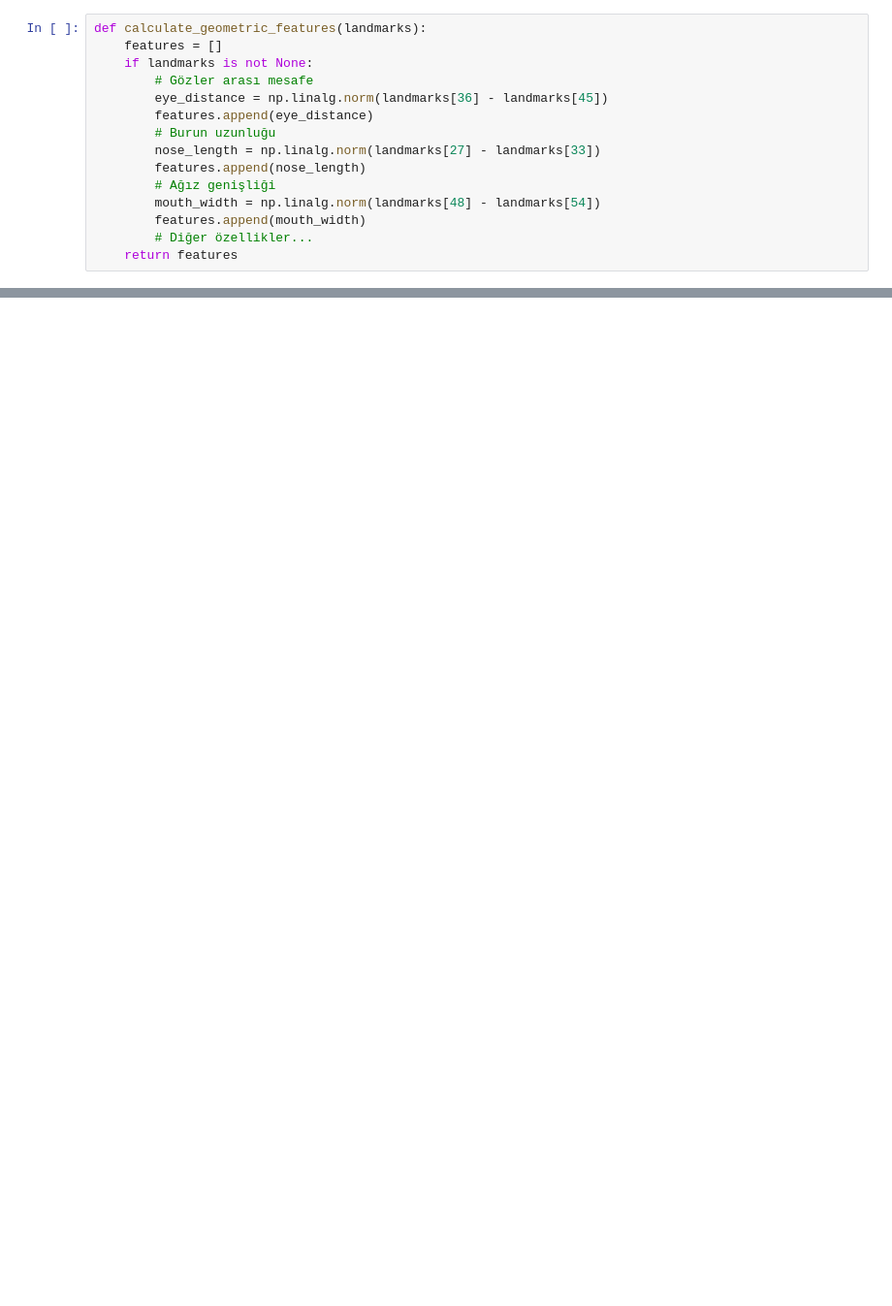
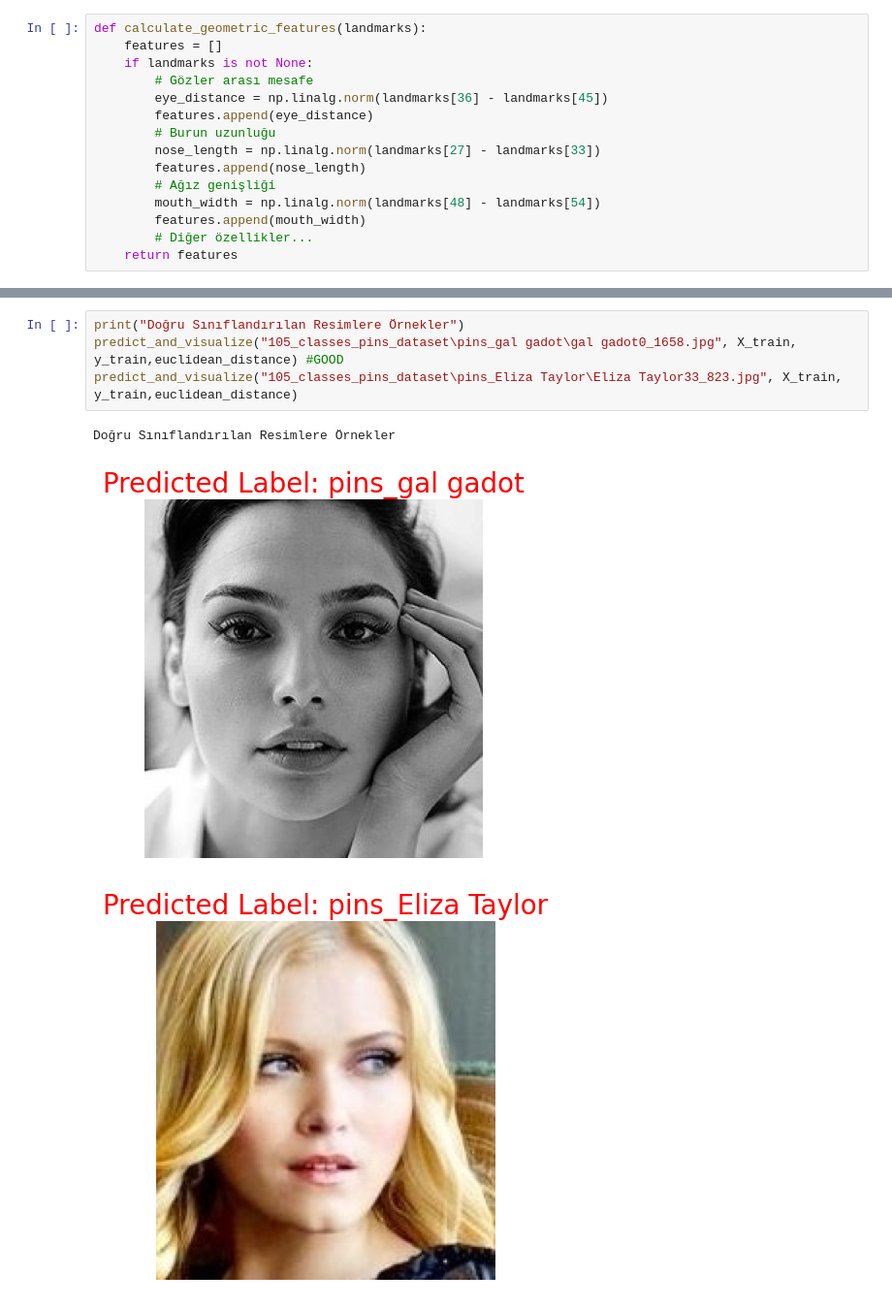
Before and after one commit to GorkemEcer/FaceRecognation, a Jupyter notebook: lbph.ipynb, the cells around one changed output, grey strips where cells are left out. Shown: that part at 97% size. Saved outputs shown, nothing was run; the diff lists cells and outputs as text; blank space fills up the shorter version.

```diff
--- a/lbph.ipynb
+++ b/lbph.ipynb
@@ -269,0 +480,8 @@ accuracy Etiket: 0.02254684026675135 With SVM:  0.0219117180057161
+# %%
+print("Doğru Sınıflandırılan Resimlere Örnekler")
+predict_and_visualize("105_classes_pins_dataset\pins_gal gadot\gal gadot0_1658.jpg", X_train, y_train,euclidean_distance) #GOOD
+predict_and_visualize("105_classes_pins_dataset\pins_Eliza Taylor\Eliza Taylor33_823.jpg", X_train, y_train,euclidean_distance)
+# %% [output]
+Doğru Sınıflandırılan Resimlere Örnekler
+[figure, added]
+[figure, added]
```
Also changed, not shown: parts of 28 cells of this notebook.
